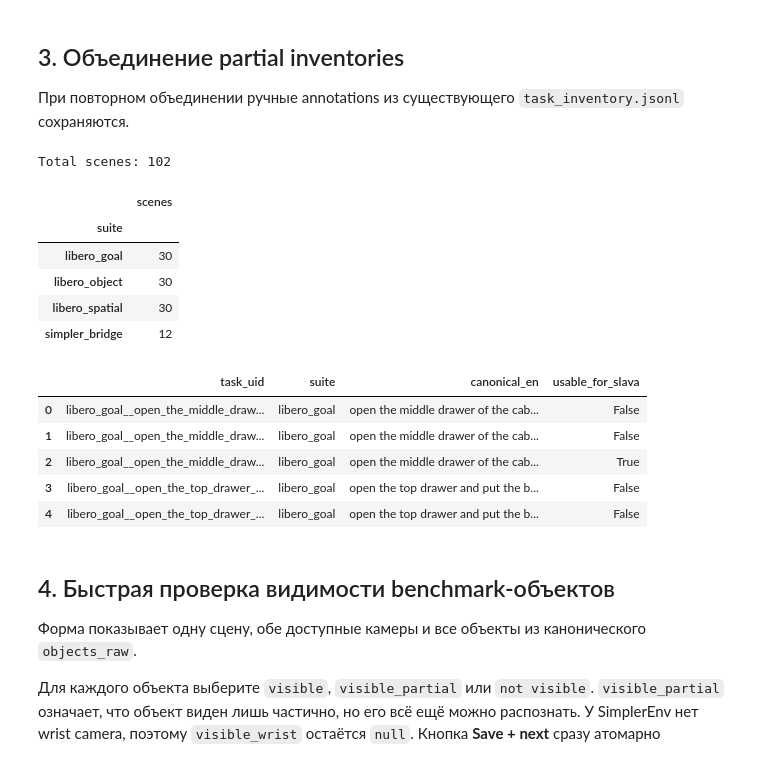
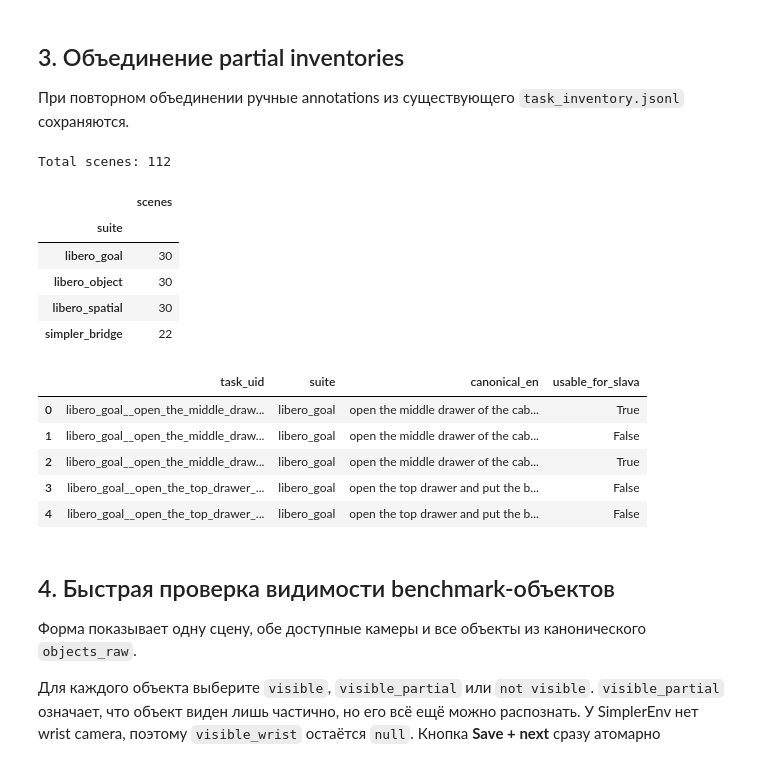
Before and after one commit to AlexKarachun/SLAVA_dev, a Jupyter notebook: notebooks/01_collect_and_review_inventory.ipynb, the cells around one changed output. Saved outputs shown, nothing was run; the diff lists cells and outputs as text; code cells hidden in the pictures.

```diff
--- a/notebooks/01_collect_and_review_inventory.ipynb
+++ b/notebooks/01_collect_and_review_inventory.ipynb
@@ -158,23 +158,25 @@ if RUN_SIMPLER:
 # %%
 inventory_df = merge_inventories(DATA_DIR)
 print('Total scenes:', len(inventory_df))
+# Reload the module so rerunning this section cannot write an obsolete CSV schema.
+notebook_ui = importlib.reload(notebook_ui)
 if inventory_df.empty:
     print('Inventory is empty. Set RUN_LIBERO/RUN_SIMPLER=True and run the collection cell.')
 else:
     display(inventory_df.groupby('suite').size().rename('scenes').to_frame())
     display(inventory_df[['task_uid', 'suite', 'canonical_en', 'usable_for_slava']].head())
-    if len(inventory_df) != 102:
-        print('WARNING: expected 102 rows. Inspect data/collection_errors.jsonl and rerun collectors.')
+    if len(inventory_df) != 112:
+        print('WARNING: expected 112 rows. Inspect data/collection_errors.jsonl and rerun collectors.')
 # %% [output]
-Total scenes: 102
+Total scenes: 112
 |  | scenes |
 | suite |  |
 | libero_goal | 30 |
 | libero_object | 30 |
 | libero_spatial | 30 |
-| simpler_bridge | 12 |
+| simpler_bridge | 22 |
 |  | task_uid | suite | canonical_en | usable_for_slava |
-| 0 | libero_goal__open_the_middle_draw... | libero_goal | open the middle drawer of the cab... | False |
+| 0 | libero_goal__open_the_middle_draw... | libero_goal | open the middle drawer of the cab... | True |
 | 1 | libero_goal__open_the_middle_draw... | libero_goal | open the middle drawer of the cab... | False |
 | 2 | libero_goal__open_the_middle_draw... | libero_goal | open the middle drawer of the cab... | True |
 | 3 | libero_goal__open_the_top_drawer_... | libero_goal | open the top drawer and put the b... | False |
```
Also changed, not shown: parts of 15 cells of this notebook, 13 other files.
